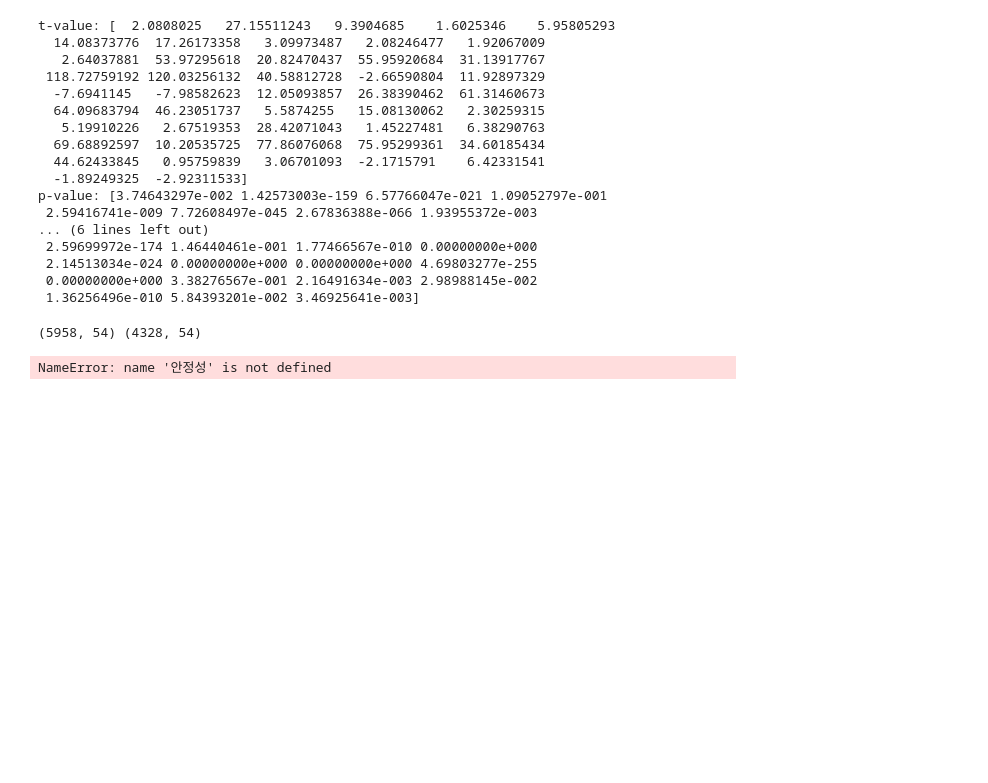
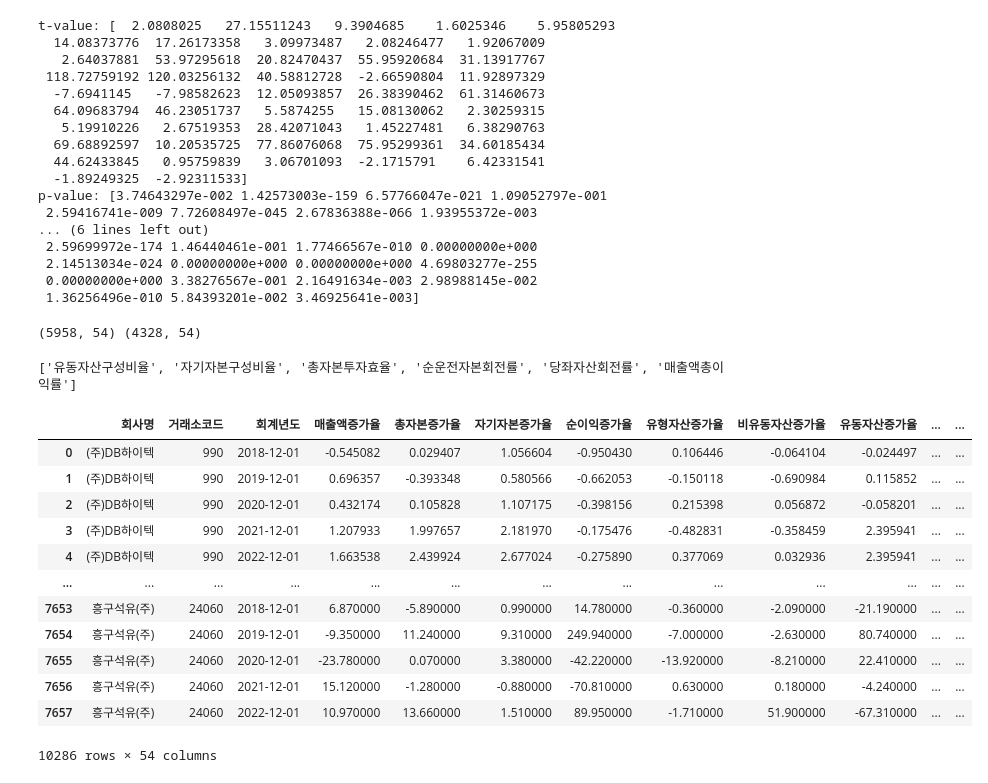
Before and after one commit to seohyungro/Python, a Jupyter notebook: 공모전/01_데이터.ipynb, the cells around one changed output. Drawn from its saved outputs; the diff is of its cells as text; code cells hidden in the pictures; blank space fills up the shorter version.

```diff
--- a/공모전/01_데이터.ipynb
+++ b/공모전/01_데이터.ipynb
@@ -697,10 +677,26 @@ print(raw_train.shape, raw_test.shape)
  "순운전자본회전률", "유동자산회전률", "당좌자산회전률", "총자본투자효율"]
 
 # 공통 피쳐
-["순운전자본비율", "자기자본배율", '유동자산구성비율', '자기자본구성비율', '총자본투자효율']
-안정성, 안정성, 안정성, 안정성, 생산성
+[ '유동자산구성비율', '자기자본구성비율', '총자본투자효율']
+# 안정성, 안정성, 안정성, 안정성, 생산성
 
 # 두가지 공통피쳐
-[]
+['유동자산구성비율', '자기자본구성비율', '총자본투자효율', '순운전자본회전률', '당좌자산회전률', '매출액총이익률']
 # %% [output]
-NameError: name '안정성' is not defined
+['유동자산구성비율', '자기자본구성비율', '총자본투자효율', '순운전자본회전률', '당좌자산회전률', '매출액총이익률']
+# %%
+data
+# %% [output]
+|  | 회사명 | 거래소코드 | 회계년도 | 매출액증가율 | 총자본증가율 | 자기자본증가율 | 순이익증가율 | 유형자산증가율 | 비유동자산증가율 | 유동자산증가율 | ... | ... |
+| 0 | (주)DB하이텍 | 990 | 2018-12-01 | -0.545082 | 0.029407 | 1.056604 | -0.950430 | 0.106446 | -0.064104 | -0.024497 | ... | ... |
+| 1 | (주)DB하이텍 | 990 | 2019-12-01 | 0.696357 | -0.393348 | 0.580566 | -0.662053 | -0.150118 | -0.690984 | 0.115852 | ... | ... |
+| 2 | (주)DB하이텍 | 990 | 2020-12-01 | 0.432174 | 0.105828 | 1.107175 | -0.398156 | 0.215398 | 0.056872 | -0.058201 | ... | ... |
+| 3 | (주)DB하이텍 | 990 | 2021-12-01 | 1.207933 | 1.997657 | 2.181970 | -0.175476 | -0.482831 | -0.358459 | 2.395941 | ... | ... |
+| 4 | (주)DB하이텍 | 990 | 2022-12-01 | 1.663538 | 2.439924 | 2.677024 | -0.275890 | 0.377069 | 0.032936 | 2.395941 | ... | ... |
+| ... | ... | ... | ... | ... | ... | ... | ... | ... | ... | ... | ... | ... |
+| 7653 | 흥구석유(주) | 24060 | 2018-12-01 | 6.870000 | -5.890000 | 0.990000 | 14.780000 | -0.360000 | -2.090000 | -21.190000 | ... | ... |
+| 7654 | 흥구석유(주) | 24060 | 2019-12-01 | -9.350000 | 11.240000 | 9.310000 | 249.940000 | -7.000000 | -2.630000 | 80.740000 | ... | ... |
+| 7655 | 흥구석유(주) | 24060 | 2020-12-01 | -23.780000 | 0.070000 | 3.380000 | -42.220000 | -13.920000 | -8.210000 | 22.410000 | ... | ... |
+| 7656 | 흥구석유(주) | 24060 | 2021-12-01 | 15.120000 | -1.280000 | -0.880000 | -70.810000 | 0.630000 | 0.180000 | -4.240000 | ... | ... |
+| 7657 | 흥구석유(주) | 24060 | 2022-12-01 | 10.970000 | 13.660000 | 1.510000 | 89.950000 | -1.710000 | 51.900000 | -67.310000 | ... | ... |
+10286 rows × 54 columns
```
Also changed, not shown: parts of 48 cells of this notebook, 6 other files.
